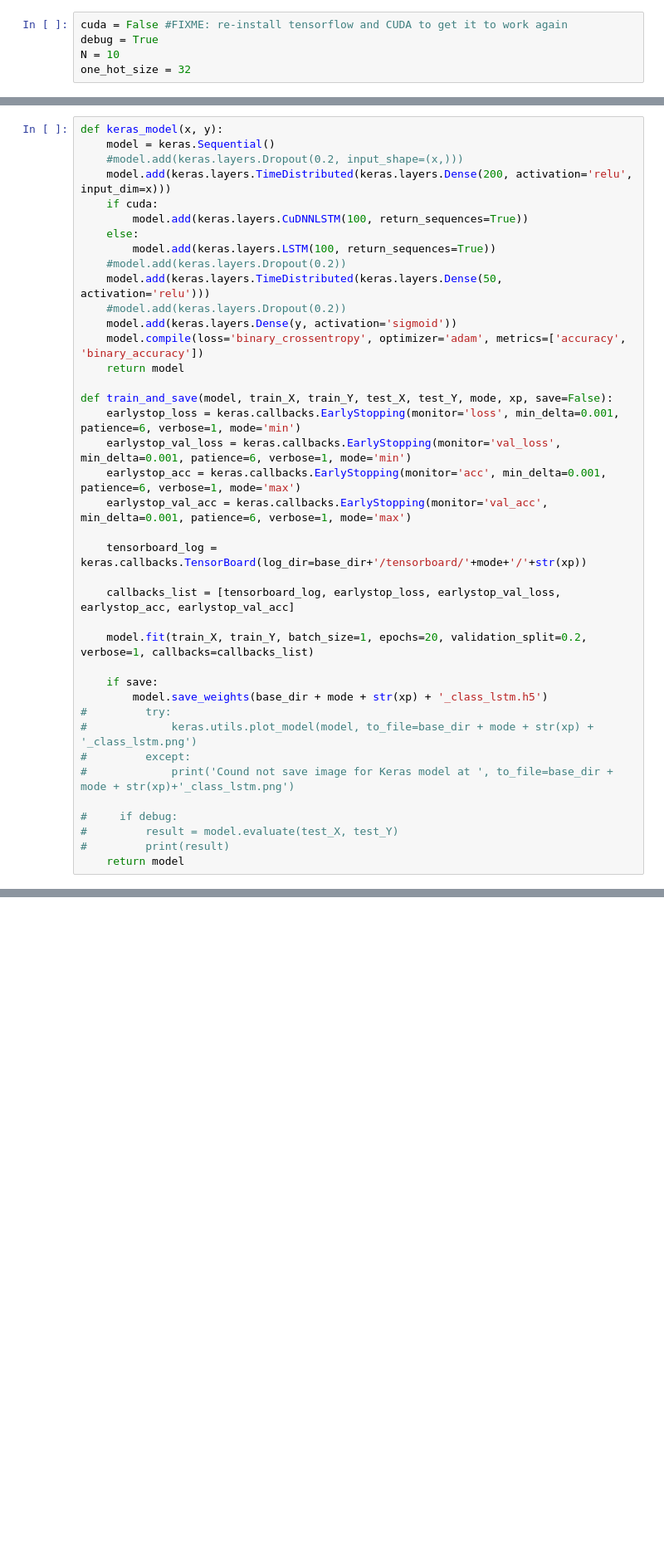
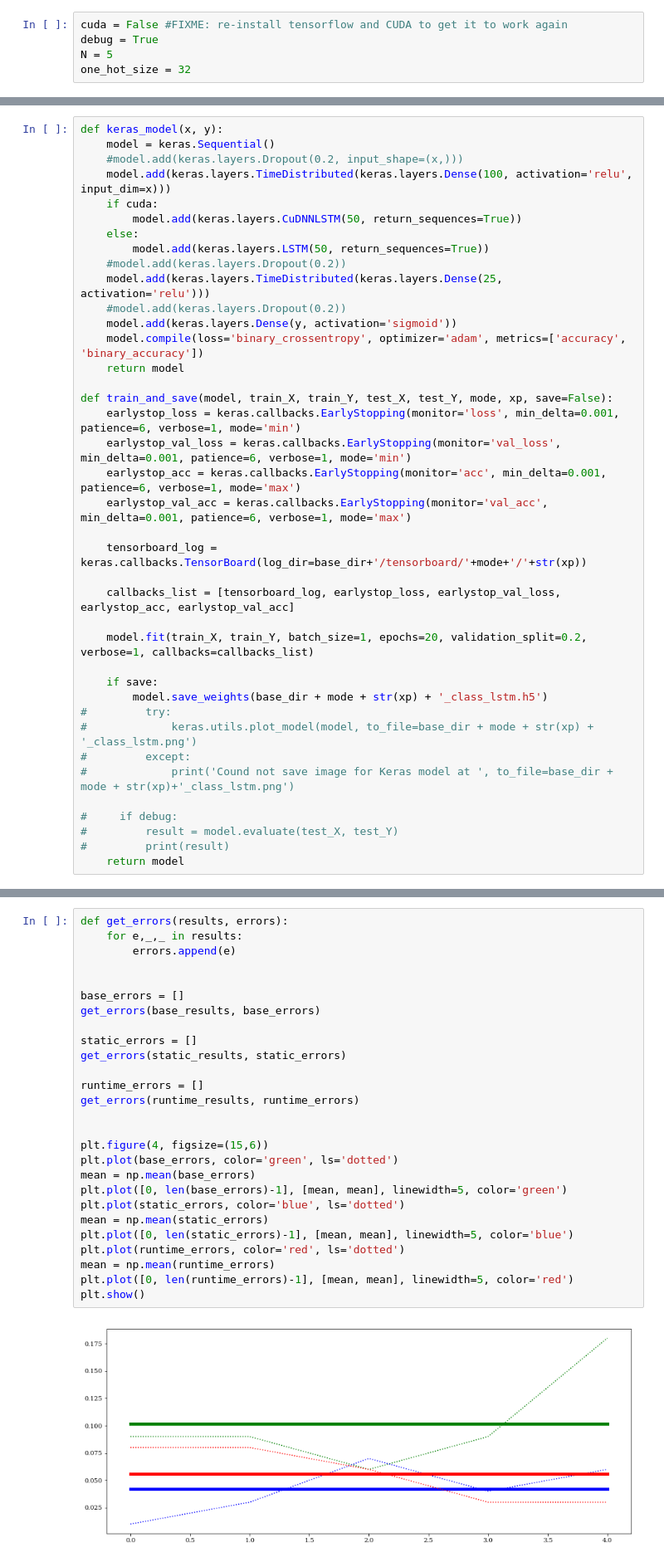
Before and after one commit to SINTEF-9012/thingml-diversifier, a Jupyter notebook: src/main/python/experiment1/tensorflow.ipynb, the cells around one changed output, grey strips where cells are left out. Shown at 83% size. Saved outputs shown, nothing was run; the diff lists cells and outputs as text; blank space fills up the shorter version.

```diff
--- a/src/main/python/experiment1/tensorflow.ipynb
+++ b/src/main/python/experiment1/tensorflow.ipynb
@@ -22,7 +22,7 @@ debug = True
 # %%
 cuda = False #FIXME: re-install tensorflow and CUDA to get it to work again
 debug = True
-N = 10
+N = 5
 one_hot_size = 32
 # %%
 #MATLAB colors
@@ -364,13 +364,13 @@ if debug:
 def keras_model(x, y):
     model = keras.Sequential()
     #model.add(keras.layers.Dropout(0.2, input_shape=(x,)))
-    model.add(keras.layers.TimeDistributed(keras.layers.Dense(200, activation='relu', input_dim=x)))
+    model.add(keras.layers.TimeDistributed(keras.layers.Dense(100, activation='relu', input_dim=x)))
     if cuda:
-        model.add(keras.layers.CuDNNLSTM(100, return_sequences=True))
+        model.add(keras.layers.CuDNNLSTM(50, return_sequences=True))
     else:
-        model.add(keras.layers.LSTM(100, return_sequences=True))
+        model.add(keras.layers.LSTM(50, return_sequences=True))
     #model.add(keras.layers.Dropout(0.2))
-    model.add(keras.layers.TimeDistributed(keras.layers.Dense(50, activation='relu')))
+    model.add(keras.layers.TimeDistributed(keras.layers.Dense(25, activation='relu')))
     #model.add(keras.layers.Dropout(0.2))
     model.add(keras.layers.Dense(y, activation='sigmoid'))
     model.compile(loss='binary_crossentropy', optimizer='adam', metrics=['accuracy', 'binary_accuracy'])
@@ -459,0 +460,29 @@ prediction duration =  0:00:01.075424
+# %%
+def get_errors(results, errors):
+    for e,_,_ in results:
+        errors.append(e)
+
+
+base_errors = []
+get_errors(base_results, base_errors)
+
+static_errors = []
+get_errors(static_results, static_errors)
+
+runtime_errors = []
+get_errors(runtime_results, runtime_errors)
+
+
+plt.figure(4, figsize=(15,6))
+plt.plot(base_errors, color='green', ls='dotted')
+mean = np.mean(base_errors)
+plt.plot([0, len(base_errors)-1], [mean, mean], linewidth=5, color='green')
+plt.plot(static_errors, color='blue', ls='dotted')
+mean = np.mean(static_errors)
+plt.plot([0, len(static_errors)-1], [mean, mean], linewidth=5, color='blue')
+plt.plot(runtime_errors, color='red', ls='dotted')
+mean = np.mean(runtime_errors)
+plt.plot([0, len(runtime_errors)-1], [mean, mean], linewidth=5, color='red')
+plt.show()
+# %% [output]
+[figure, added]
```
Also changed, not shown: parts of 4 cells of this notebook, 1 other file.
